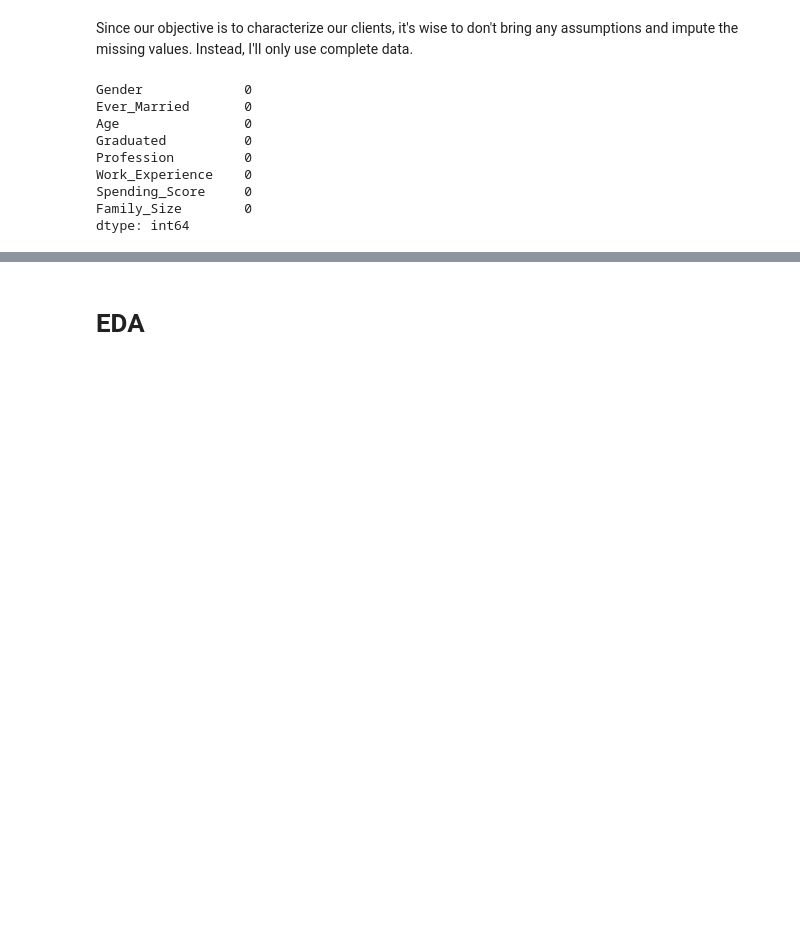
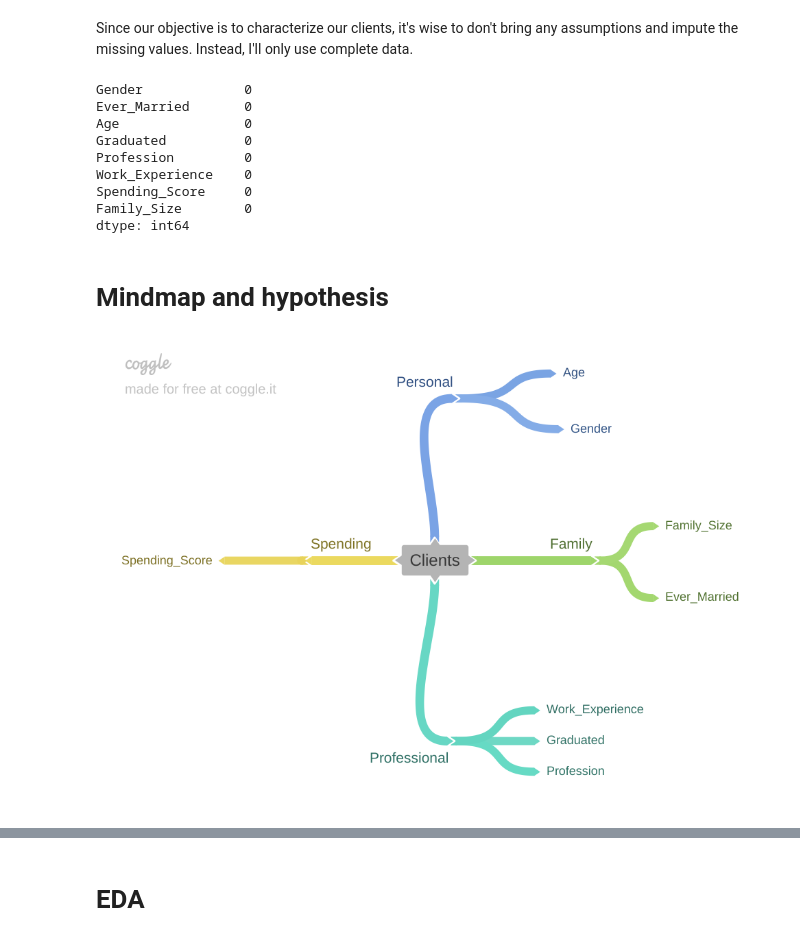
Before and after one commit to franklinzppa/customer-clusterization, a Jupyter notebook: customer-cluster.ipynb, the cells around one changed output, grey strips where cells are left out. Drawn from its saved outputs; the diff is of its cells as text; code cells hidden in the pictures; blank space fills up the shorter version.

Commit message:
added mindmap and started hypothesis

```diff
--- a/customer-cluster.ipynb
+++ b/customer-cluster.ipynb
@@ -133,3 +133,11 @@ Work_Experience    0
 Spending_Score     0
 Family_Size        0
 dtype: int64
+# %% [markdown]
+# Mindmap and hypothesis
+# %%
+from IPython.display import Image
+
+Image('img/mindmap.png', width=800)
+# %% [output]
+[figure, added]
```
Also changed, not shown: parts of 12 cells of this notebook, 1 other file.
